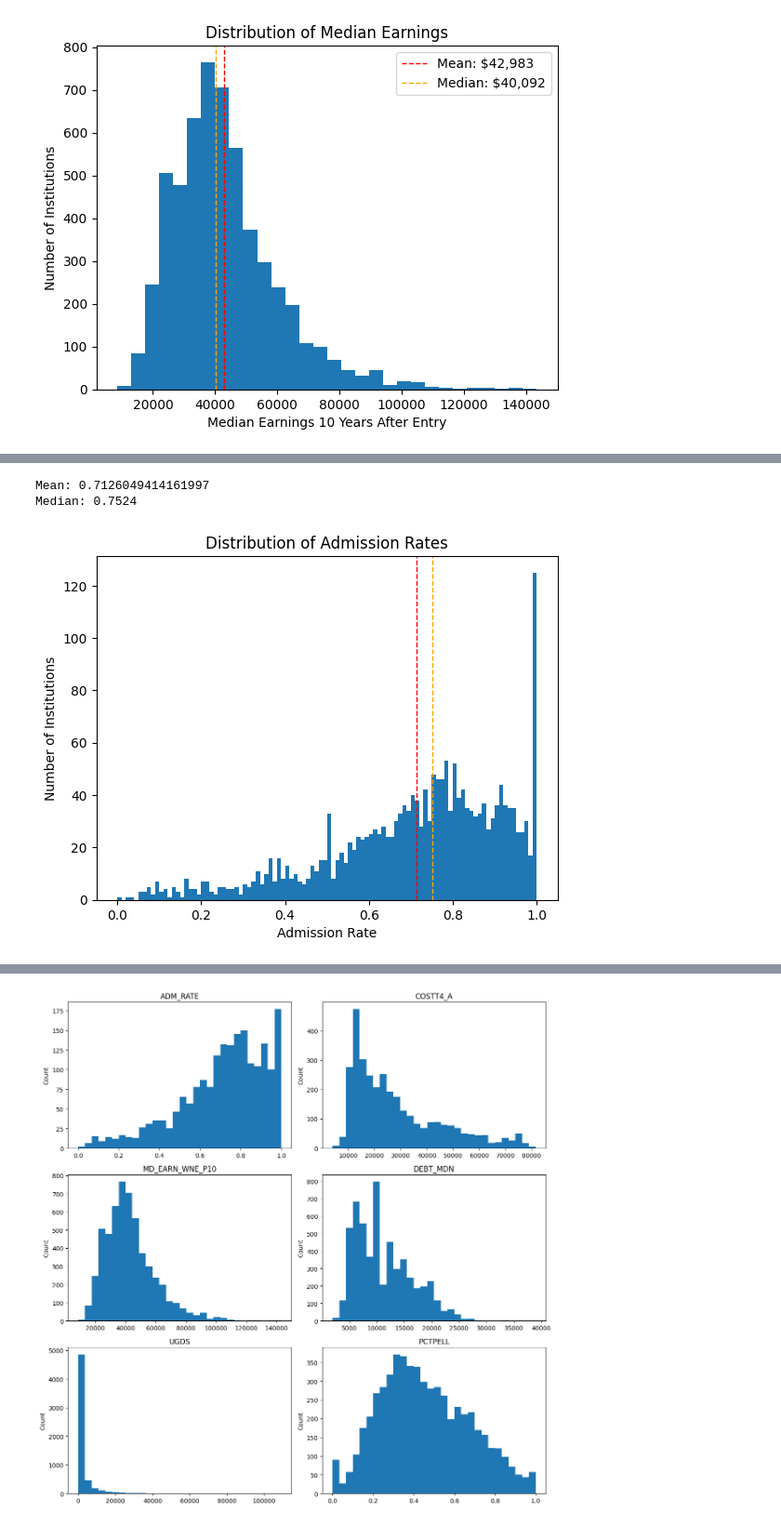
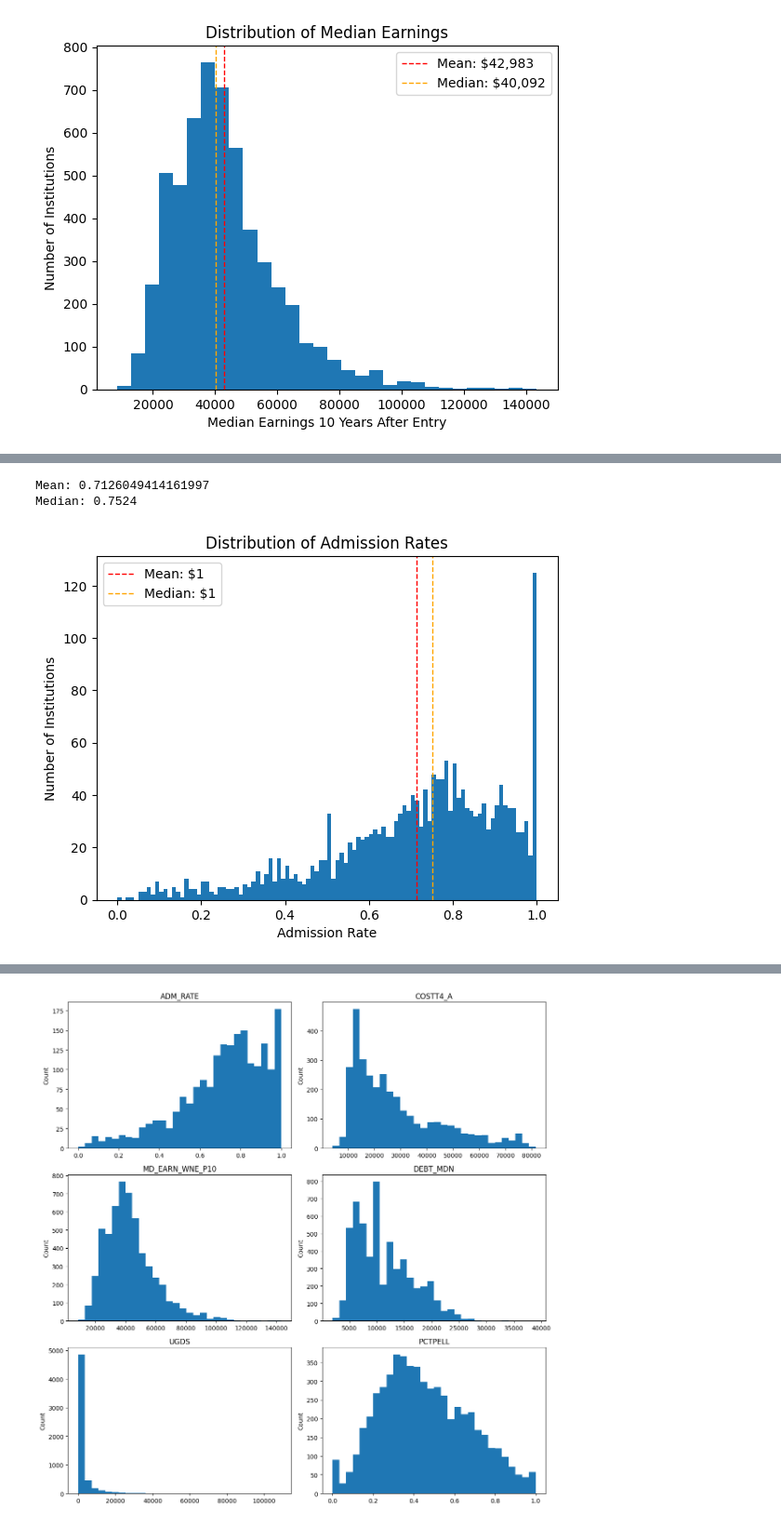
Before and after one commit to connermay/OMDS-ModB2-Week4-May-Conner, a Jupyter notebook: hw-portion-wk4.ipynb, the cells around one changed output, grey strips where cells are left out. Shown at 93% size. Cells and saved outputs as stored; diff of their text form; code cells hidden in the pictures.

```diff
--- a/hw-portion-wk4.ipynb
+++ b/hw-portion-wk4.ipynb
@@ -220,23 +222,25 @@ Median: 0.7524
 # %%
 # with 100 bins instead of 30
 plt.figure()
 plt.hist(adm, bins=100)
 plt.title("Distribution of Admission Rates")
 plt.xlabel("Admission Rate")
 plt.ylabel("Number of Institutions")
 
 # put dashed mean and median lines
 mean_val_adm = adm.mean()
 median_val_adm = adm.median()
 plt.axvline(mean_val_adm, linestyle='--', linewidth=1, color="red", label=f"Mean: ${mean_val_adm:,.0f}")
 plt.axvline(median_val_adm, linestyle='--', linewidth=1, color="orange", label=f"Median: ${median_val_adm:,.0f}")
 
+plt.legend()
+
 print("Mean:", adm.mean())
 print("Median:", adm.median())
 # %% [output]
 Mean: 0.7126049414161997
 Median: 0.7524
-[figure, old version]
+[figure, new version]
 # %%
 # Pell grant recipients histogram by institution
 pell = df_cs_spec['PCTPELL'].dropna()
```
Also changed, not shown: parts of 3 cells of this notebook.
